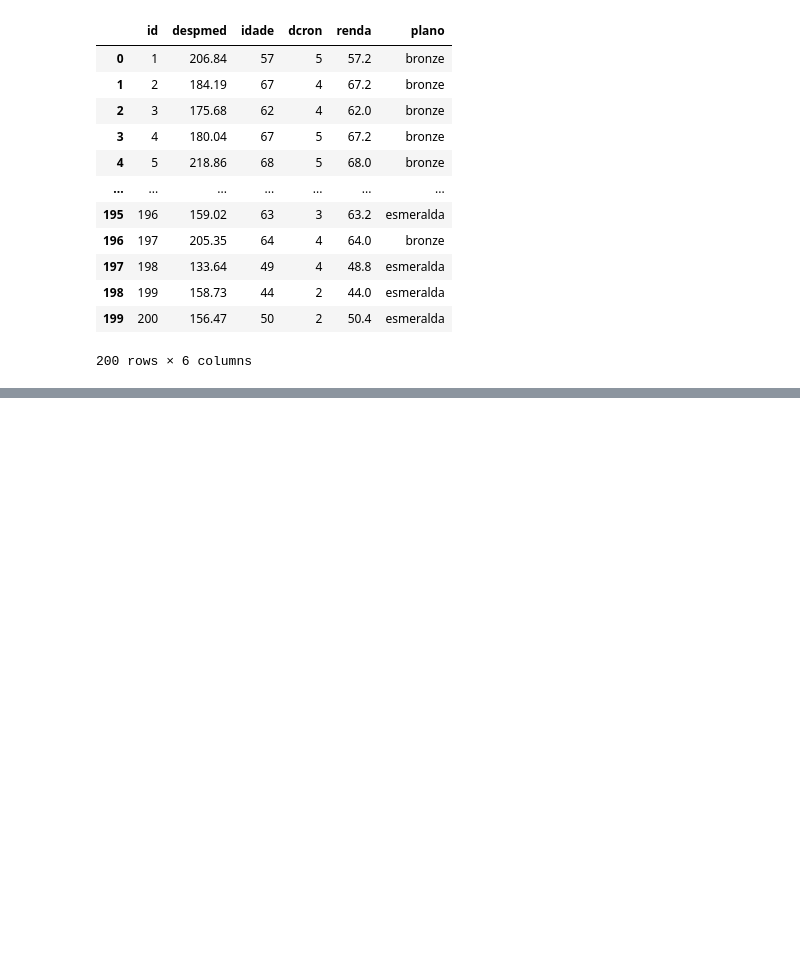
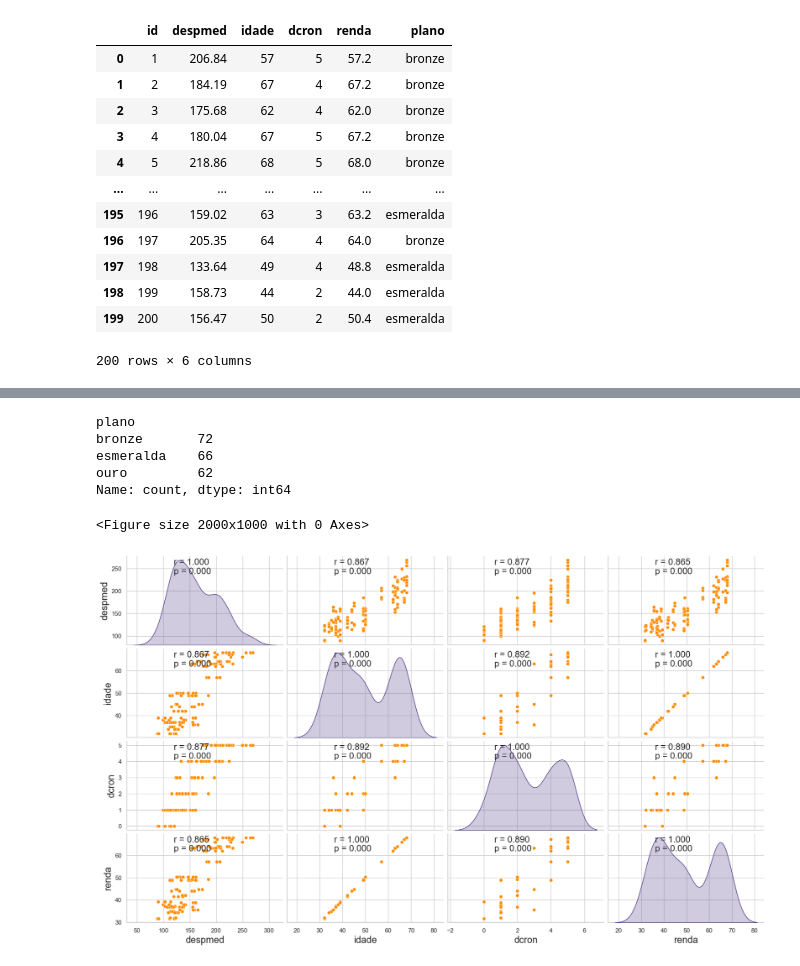
Before and after one commit to DavideDaSilva/Data-Science, a Jupyter notebook: Supervised Machine Learning/Análise de Regressao Simples e Multipla/Regressao Nao Linear Multipla Com Dummies - Plano de Saude/PlanoDeSaude.ipynb, the cells around one changed output, grey strips where cells are left out. Saved outputs shown, nothing was run; the diff lists cells and outputs as text; code cells hidden in the pictures; blank space fills up the shorter version.

Commit message:
#2-Análise exploratória das variáveis do banco de dados

```diff
--- a/Supervised Machine Learning/Análise de Regressao Simples e Multipla/Regressao Nao Linear Multipla Com Dummies - Plano de Saude/PlanoDeSaude.ipynb
+++ b/Supervised Machine Learning/Análise de Regressao Simples e Multipla/Regressao Nao Linear Multipla Com Dummies - Plano de Saude/PlanoDeSaude.ipynb
@@ -56,0 +71,4 @@ df_planosaude.info()
+# %%
+# Estatísticas univariadas
+    # ATANÇÃO!!!! NÃO FAÇA ISSSO!!!  Não vou usar o "id" então não era necessário convertê-la numa string, mas vou convertê-la só pelas boas práticas mesmo
+df_planosaude['id'] = df_planosaude['id'].astype('str')
@@ -56,0 +87,35 @@ df_planosaude.info()
+# %%
+# Tabela de frequências absolutas da variável 'plano'
+df_planosaude['plano'].value_counts().sort_index()
+# %% [output]
+plano
+bronze       72
+esmeralda    66
+ouro         62
+Name: count, dtype: int64
+# %%
+# Distribuições das variáveis, scatters, valores das correlações e suas respectivas significâncias
+
+def corrfunc(x, y, **kws):
+    (r, p) = pearsonr(x, y)
+    ax = plt.gca()
+    ax.annotate("r = {:.3f}".format(r),
+                xy=(.30, .9), xycoords=ax.transAxes, fontsize=16)
+    ax.annotate("p = {:.3f}".format(p),
+                xy=(.30, .8), xycoords=ax.transAxes, fontsize=16)
+
+# Configuração do gráfico
+sns.set(style="whitegrid", palette="viridis")
+
+plt.figure(figsize=(20,10))
+graph = sns.pairplot(df_planosaude.loc[:,'despmed':'renda'], diag_kind="kde",
+                     plot_kws={"color": "darkorange"},
+                     height=2.5, aspect=1.7)
+graph.map(corrfunc)
+for ax in graph.axes.flat:
+    ax.set_xlabel(ax.get_xlabel(), fontsize=17)
+    ax.set_ylabel(ax.get_ylabel(), fontsize=17)
+plt.show()
+# %% [output]
+<Figure size 2000x1000 with 0 Axes>
+[figure, added]
```
Also changed, not shown: parts of 3 cells of this notebook.
